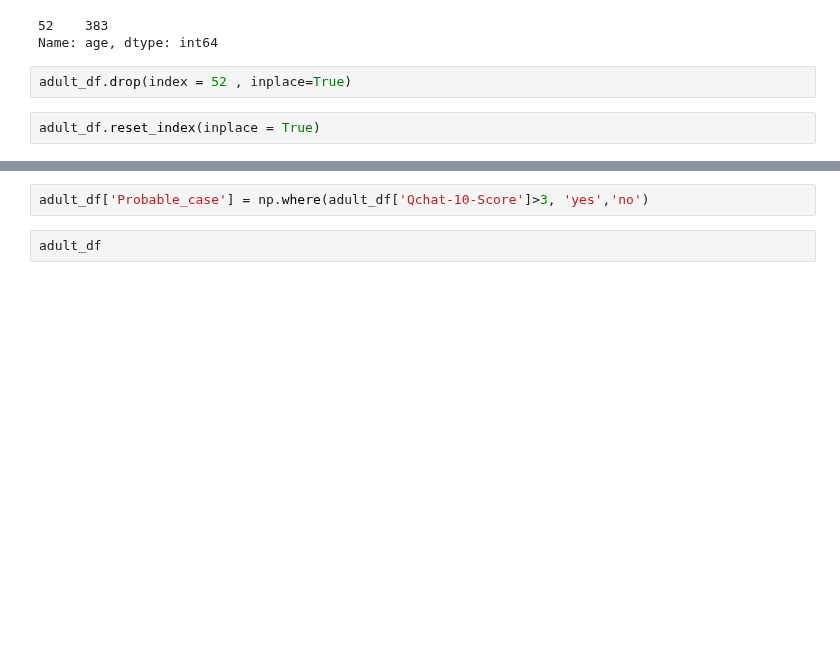
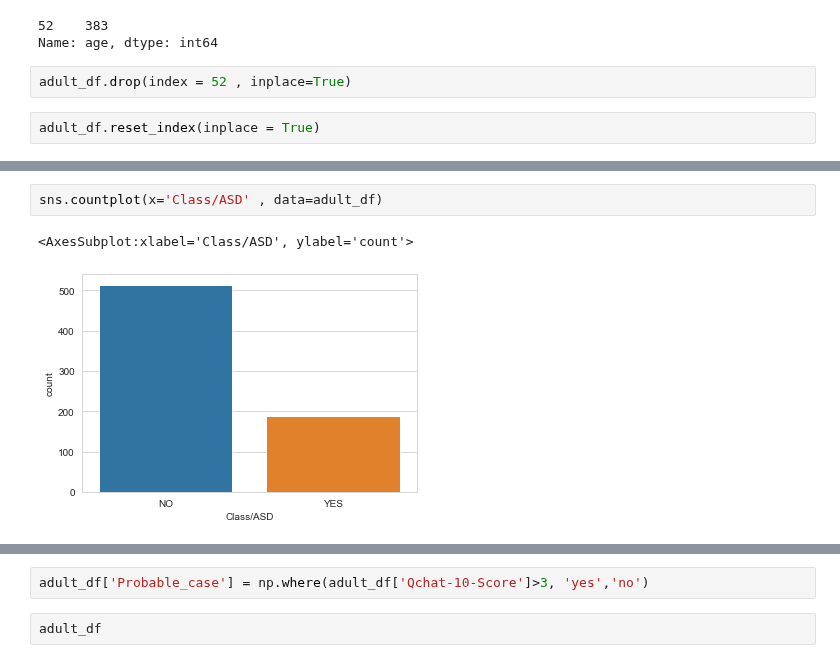
Before and after one commit to Payelban2022/A-study-on-autism, a Jupyter notebook: ASD study on Adults.ipynb, the cells around one changed output, grey strips where cells are left out. Saved outputs shown, nothing was run; the diff lists cells and outputs as text; blank space fills up the shorter version.

```diff
--- a/ASD study on Adults.ipynb
+++ b/ASD study on Adults.ipynb
@@ -259,0 +260,5 @@ sns.countplot(x = 'age', data = adult_df)
+# %%
+sns.countplot(x='Class/ASD' , data=adult_df)
+# %% [output]
+<AxesSubplot:xlabel='Class/ASD', ylabel='count'>
+[figure, added]
```
Also changed, not shown: parts of 14 cells of this notebook.
